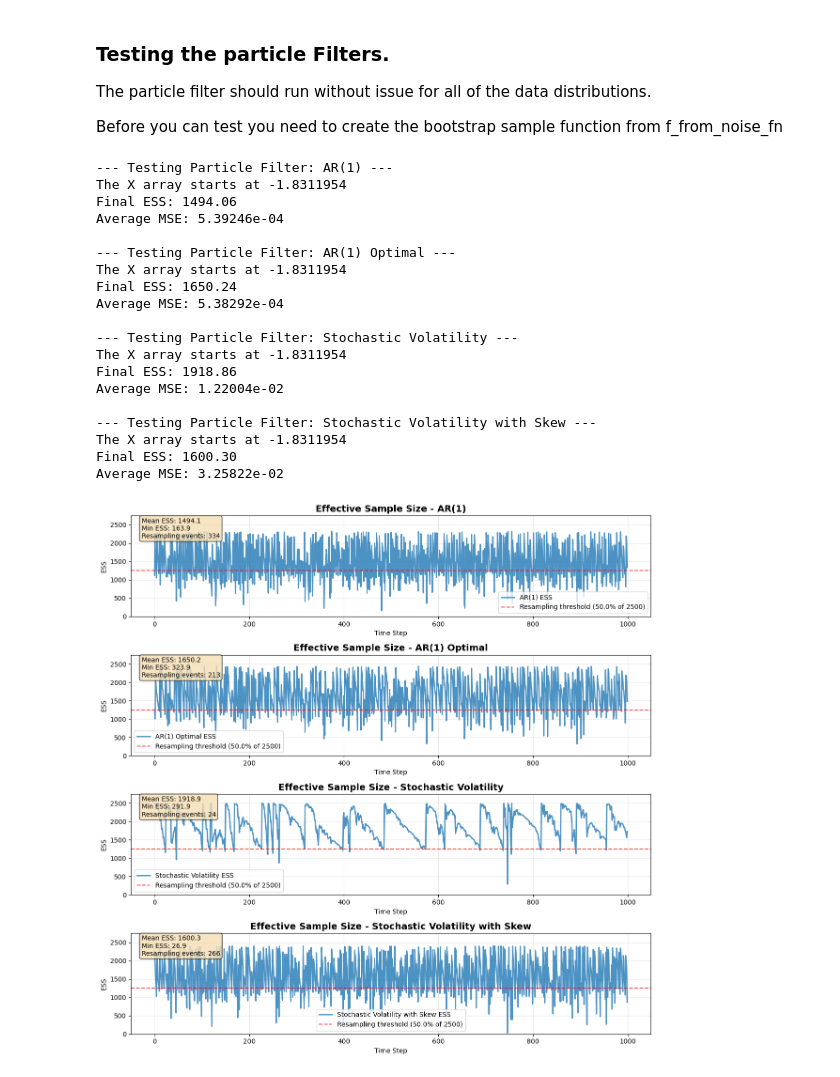
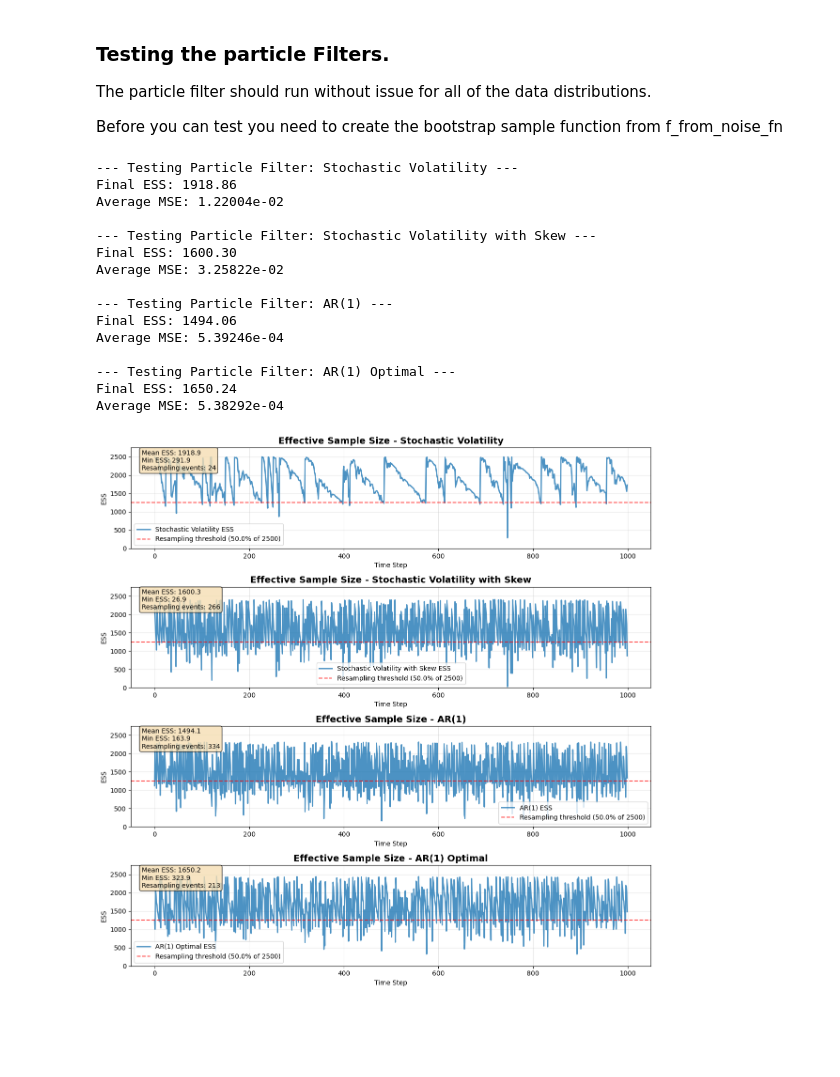
Before and after one commit to chrisjwheeler/NNP-method, a Jupyter notebook: example_generation_functions.ipynb, the cells around one changed output. Drawn from its saved outputs; the diff is of its cells as text; code cells hidden in the pictures; blank space fills up the shorter version.

```diff
--- a/example_generation_functions.ipynb
+++ b/example_generation_functions.ipynb
@@ -312,11 +312,23 @@ from nnp_functions.particle_filter import ParticleFilter
 
 # Settings
 N_PARTICLES = 2500  # Number of particles for the filter
-N_RUNS = 1         # Number of simulated runs (trajectories)
+N_RUNS = 3        # Number of simulated runs (trajectories)
 N_STEPS = 1000      # Number of time steps
 SEED = 42
 
 examples = [
+    {
+        'name': 'Stochastic Volatility',
+        'vehicle': stoch_pf_vehicle,
+        'sample_fn': sample_fn_from_f_from_noise(f_from_noise),
+        'weight_fn': g_likelihood_single,
+    },
+    {
+        'name': 'Stochastic Volatility with Skew',
+        'vehicle': skew_pf_vehicle,
+        'sample_fn': sample_fn_from_f_from_noise(f_from_noise),
+        'weight_fn': skew_observation_weight_single,
+    },
     {
         'name': 'AR(1)',
         'vehicle': ar1_pf_vehicle,
@@ -328,18 +340,6 @@ examples = [
         'vehicle': ar1_pf_vehicle,
         'sample_fn': ar1_optimal_sample,
         'weight_fn': ar1_optimal_likelihood_single,
-    },
-    {
-        'name': 'Stochastic Volatility',
-        'vehicle': stoch_pf_vehicle,
-        'sample_fn': sample_fn_from_f_from_noise(f_from_noise),
-        'weight_fn': g_likelihood_single,
-    },
-    {
-        'name': 'Stochastic Volatility with Skew',
-        'vehicle': skew_pf_vehicle,
-        'sample_fn': sample_fn_from_f_from_noise(f_from_noise),
-        'weight_fn': skew_observation_weight_single,
     },
 ]
 
@@ -384,46 +384,42 @@ for i, ex in enumerate(examples):
     axes[i].set_xlabel('Time Step')
     axes[i].set_ylabel('ESS')
     axes[i].legend()
     axes[i].grid(True, alpha=0.3)
     axes[i].set_ylim(0, N_PARTICLES * 1.1)
 
     # Add text box with summary statistics
     average_ess = jnp.mean(ess_values)
     min_ess = jnp.min(ess_values)
     resampling_events = jnp.sum(diagnostics['resample_flag'])
     textstr = f'Mean ESS: {average_ess:.1f}\nMin ESS: {min_ess:.1f}\nResampling events: {resampling_events}'
     props = dict(boxstyle='round', facecolor='wheat', alpha=0.8)
     axes[i].text(0.02, 0.98, textstr, transform=axes[i].transAxes, fontsize=10,
                 verticalalignment='top', bbox=props)
 
     # Print diagnostics
     mean_est = jnp.mean(diagnostics['mean_squared_error'])
     print(f"Final ESS: {average_ess:.2f}")
     print(f"Average MSE: {mean_est:.5e}")
 
 plt.tight_layout()
 plt.show()
 # %% [output]
+--- Testing Particle Filter: Stochastic Volatility ---
+Final ESS: 1918.86
+Average MSE: 1.22004e-02
+
+--- Testing Particle Filter: Stochastic Volatility with Skew ---
+Final ESS: 1600.30
+Average MSE: 3.25822e-02
+
 --- Testing Particle Filter: AR(1) ---
-The X array starts at -1.8311954
 Final ESS: 1494.06
 Average MSE: 5.39246e-04
 
 --- Testing Particle Filter: AR(1) Optimal ---
-The X array starts at -1.8311954
 Final ESS: 1650.24
 Average MSE: 5.38292e-04
-
---- Testing Particle Filter: Stochastic Volatility ---
-The X array starts at -1.8311954
-Final ESS: 1918.86
-Average MSE: 1.22004e-02
-
---- Testing Particle Filter: Stochastic Volatility with Skew ---
-The X array starts at -1.8311954
-Final ESS: 1600.30
-Average MSE: 3.25822e-02
-[figure, old version]
+[figure, new version]
 # %%
 # --- Test Particle Filter for Each Example Using Simulated Data ---
 import jax
```
Also changed, not shown: parts of 1 cell of this notebook, 1 other file.
